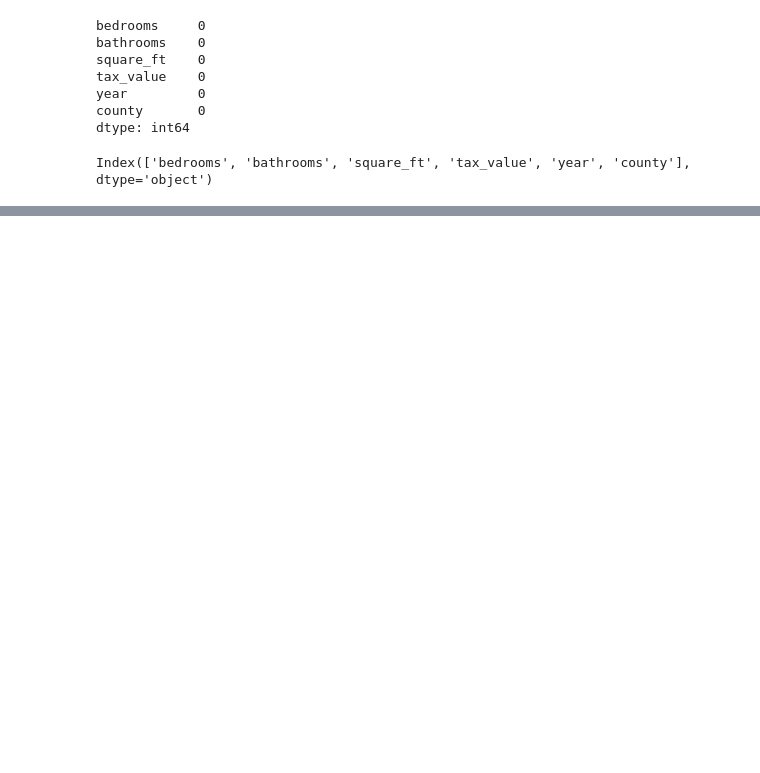
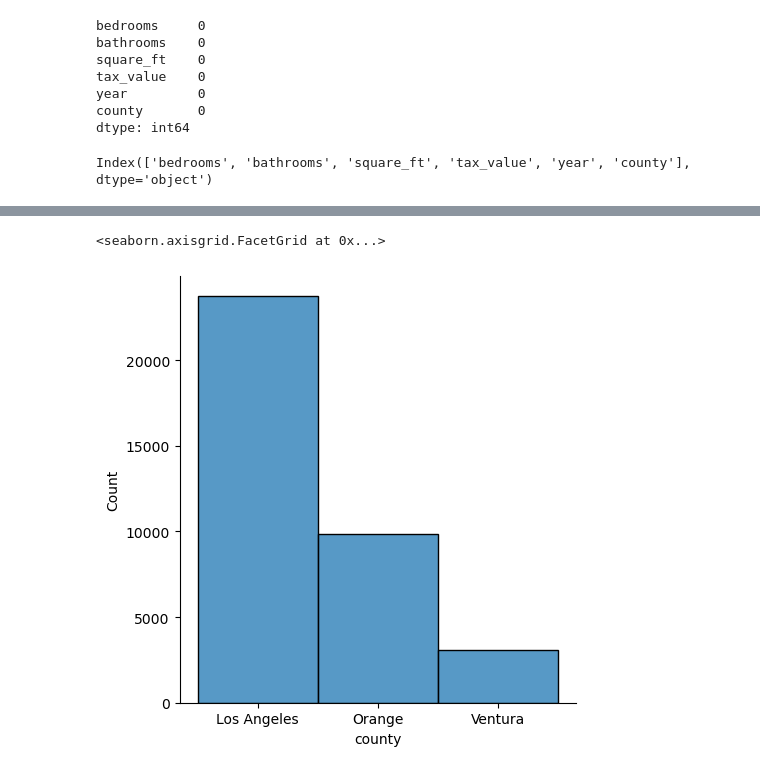
Before and after one commit to Msalazar2/Regression-Model-Project, a Jupyter notebook: scratch.ipynb, the cells around one changed output, grey strips where cells are left out. Cells and saved outputs as stored; diff of their text form; code cells hidden in the pictures; blank space fills up the shorter version.

```diff
--- a/scratch.ipynb
+++ b/scratch.ipynb
@@ -50,0 +133,5 @@ Index(['bedrooms', 'bathrooms', 'square_ft', 'tax_value', 'year', 'county'], dty
+# %%
+sns.displot(x = 'county', data = train)
+# %% [output]
+<seaborn.axisgrid.FacetGrid at 0x...>
+[figure, added]
```
Also changed, not shown: parts of 33 cells of this notebook, 4 other files.
